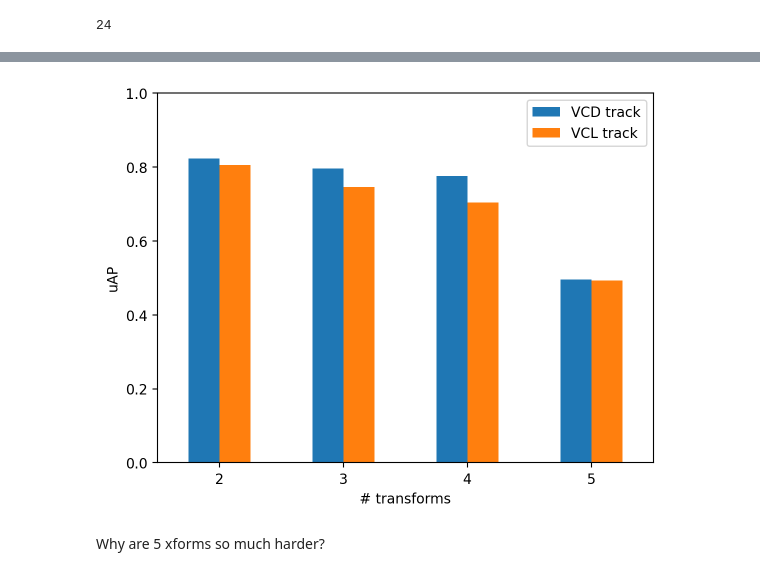
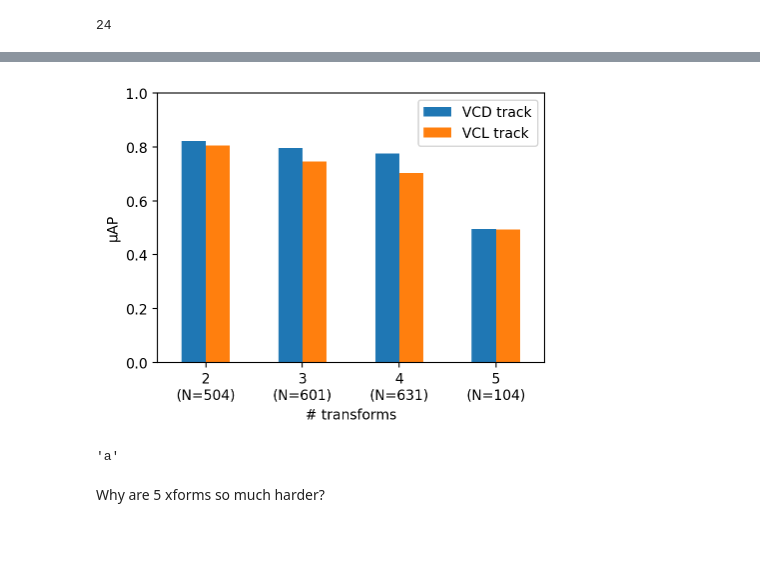
Before and after one commit to edpizzi/vsc2022, a Jupyter notebook: notebooks/analysis.ipynb, the cells around one changed output, grey strips where cells are left out. Saved outputs shown, nothing was run; the diff lists cells and outputs as text; code cells hidden in the pictures; blank space fills up the shorter version.

```diff
--- a/notebooks/analysis.ipynb
+++ b/notebooks/analysis.ipynb
@@ -414,20 +421,30 @@ by_num_xforms_desc = pd.DataFrame([
 # %%
 df = by_num_xforms.rename(
     columns=dict(mean_metric="VCL track", num_transforms="num transforms")
 ).set_index("num transforms")[["VCL track"]]
 df2 = by_num_xforms_desc.rename(
     columns=dict(mean_metric="VCD track", num_transforms="num transforms")
 ).set_index("num transforms")[["VCD track"]]
 by_num_xforms_df = df2.join(df)
-ax = by_num_xforms_df.plot.bar(color=pal)
+transform_counts = {k: len(v) for (k, v) in query_ids_by_n_xforms.items()}
+fig, ax = plt.subplots(figsize=(5, 3.5))
+ax = by_num_xforms_df.plot.bar(color=pal, ax=ax)
 ax.set_ylim(0, 1)
-ax.set_xticklabels(ax.get_xticklabels(), rotation=0, ha='center')
-ax.set_ylabel("uAP")
+labels = ax.get_xticklabels()
+for l in labels:
+    num = int(l.get_text())
+    count = transform_counts[num]
+    l.set_text(f"{num}\n(N={count})")
+ax.set_xticklabels(labels, rotation=0, ha='center')
+ax.set_ylabel("μAP")
 ax.set_xlabel("# transforms")
 plt.savefig(OUTPUT_PATH + '/num_transforms_metrics.pdf')
-None
 # %% [output]
-[figure, old version]
+[figure, new version]
+# %%
+labels[0].get_text()
+# %% [output]
+'a'
 # %%
 by_num_xforms_df.to_csv(OUTPUT_PATH + '/num_transforms_metrics.csv')
 # %% [markdown]
```
Also changed, not shown: parts of 3 cells of this notebook.
